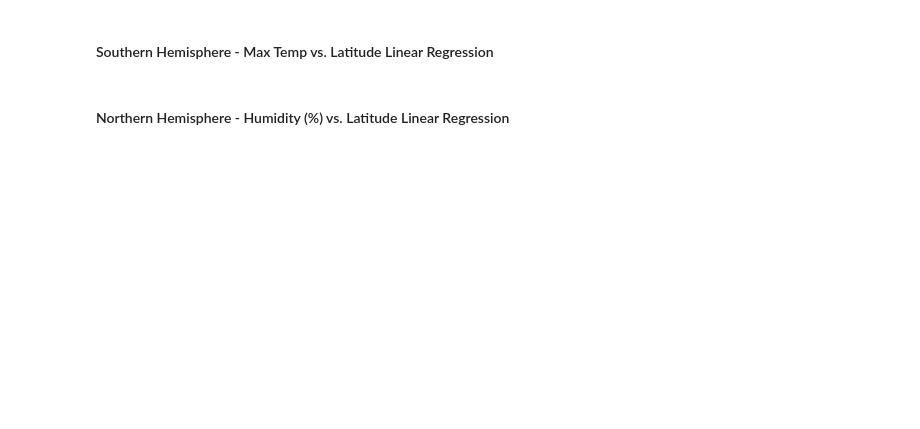
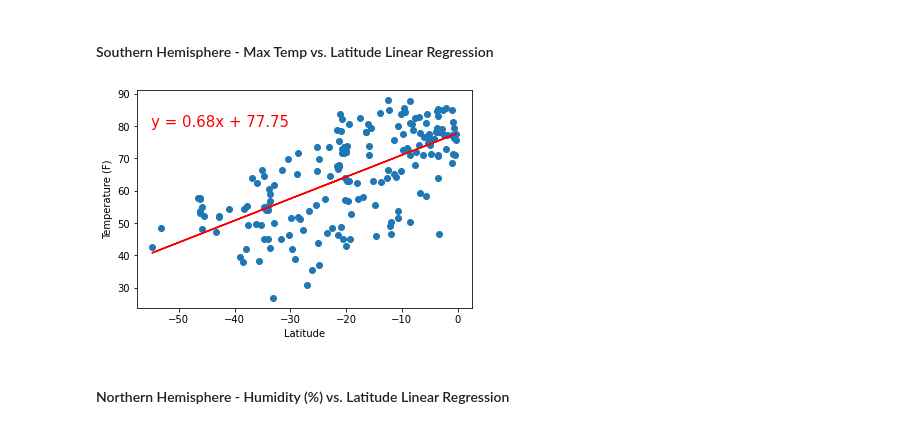
Before and after one commit to staceyj118/python-api-challenge, a Jupyter notebook: WeatherPy/WeatherPy.ipynb, the cells around one changed output. Cells and saved outputs as stored; diff of their text form; code cells hidden in the pictures; blank space fills up the shorter version.

```diff
--- a/WeatherPy/WeatherPy.ipynb
+++ b/WeatherPy/WeatherPy.ipynb
@@ -216,13 +298,16 @@ plt.show()
 # %% [markdown]
 ####  Southern Hemisphere - Max Temp vs. Latitude Linear Regression
 # %%
+fig=plt.figure(figsize=(10,10))
 linear_regress = regressplot(x=south['Lat'], y=south['Max Temp'])
 plt.annotate(linear_regress, (-55,80), fontsize=15, color="red")
 plt.xlabel('Latitude')
 plt.ylabel('Temperature (F)')
 
-plt.savefig = "../output_data/South_Hem_Temp.png"
+fig.savefig("../output_data/South_Hem_Temp.png")
 plt.show()
+# %% [output]
+[figure, added]
 # %% [markdown]
 ####  Northern Hemisphere - Humidity (%) vs. Latitude Linear Regression
 # %%
```
Also changed, not shown: parts of 20 cells of this notebook, 13 other files.
